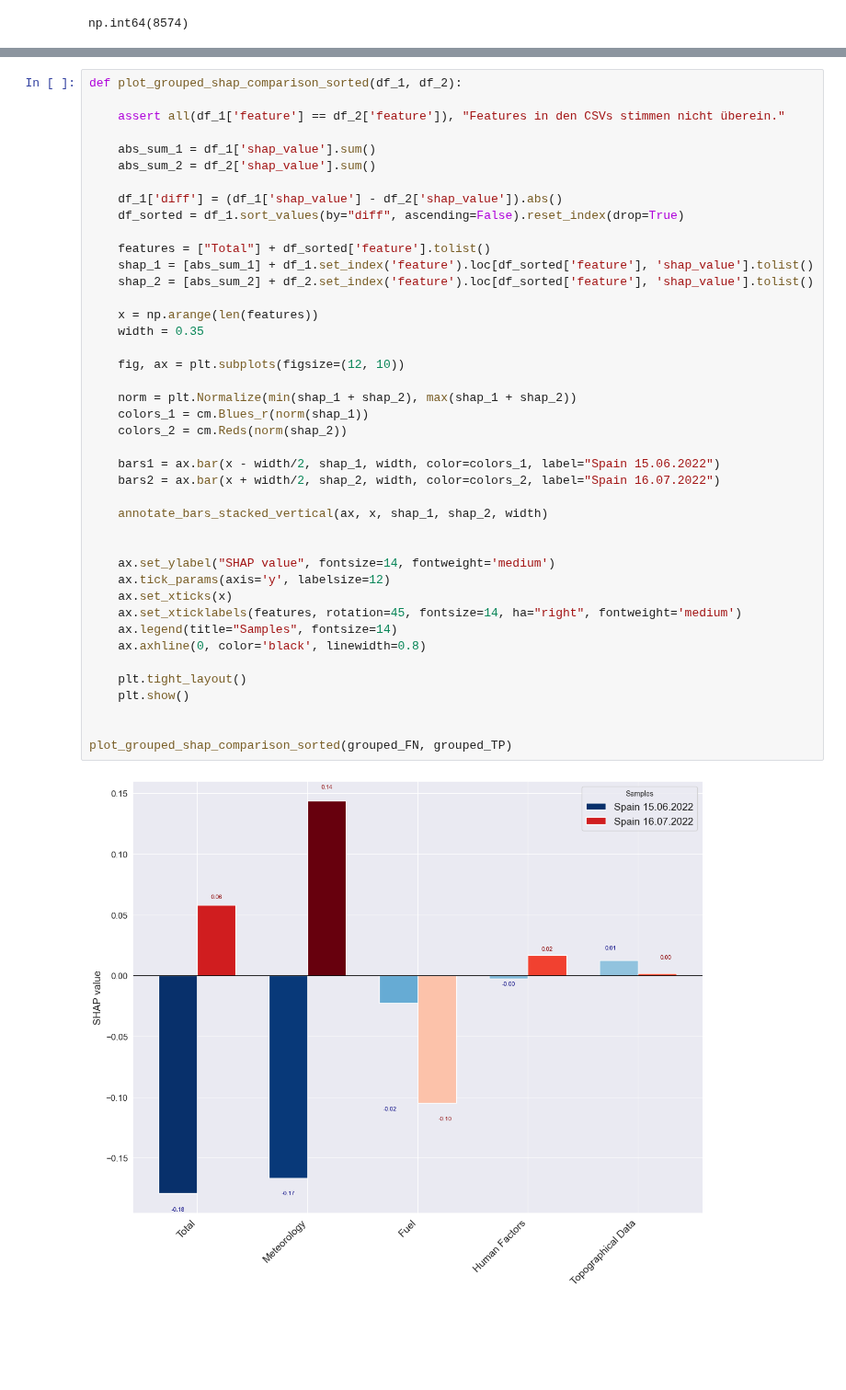
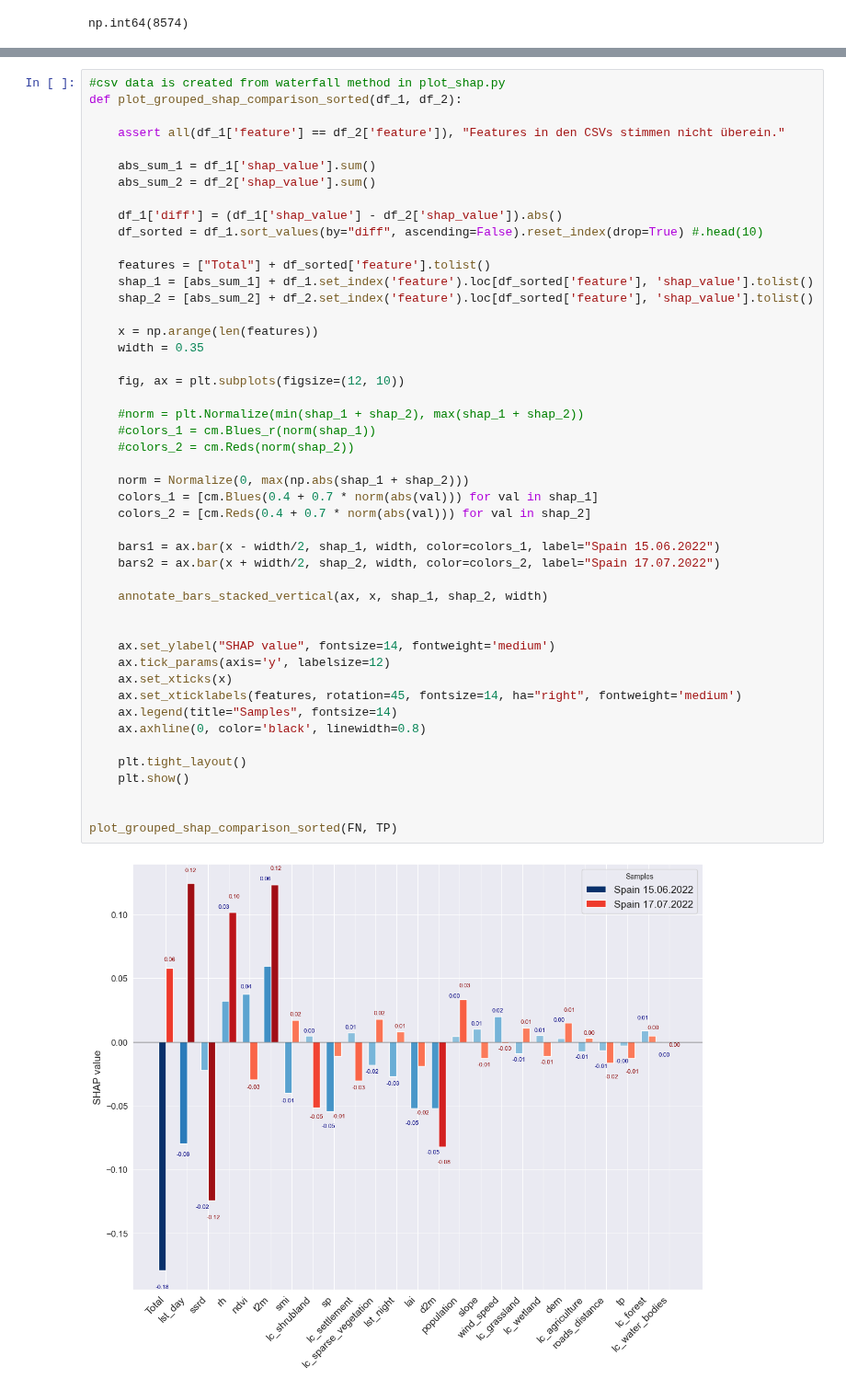
Before and after one commit to paulinebecker2002/mesogeos, a Jupyter notebook: outputs/big_fires.ipynb, the cells around one changed output, grey strips where cells are left out. Shown at 92% size. Drawn from its saved outputs; the diff is of its cells as text; blank space fills up the shorter version.

Commit message:
new plots for transformer etc.

```diff
--- a/outputs/big_fires.ipynb
+++ b/outputs/big_fires.ipynb
@@ -282,6 +282,7 @@ FN["group"] = FN["feature"].apply(assign_group)
 grouped_FN = FN.groupby("group")["shap_value"].sum().reset_index()
 grouped_FN = grouped_FN.rename(columns={"group": "feature"})
 # %%
+#csv data is created from waterfall method in plot_shap.py
 def plot_grouped_shap_comparison_sorted(df_1, df_2):
 
     assert all(df_1['feature'] == df_2['feature']), "Features in den CSVs stimmen nicht überein."
@@ -290,39 +291,43 @@ def plot_grouped_shap_comparison_sorted(df_1, df_2):
     abs_sum_2 = df_2['shap_value'].sum()
 
     df_1['diff'] = (df_1['shap_value'] - df_2['shap_value']).abs()
-    df_sorted = df_1.sort_values(by="diff", ascending=False).reset_index(drop=True)
+    df_sorted = df_1.sort_values(by="diff", ascending=False).reset_index(drop=True) #.head(10)
 
     features = ["Total"] + df_sorted['feature'].tolist()
     shap_1 = [abs_sum_1] + df_1.set_index('feature').loc[df_sorted['feature'], 'shap_value'].tolist()
     shap_2 = [abs_sum_2] + df_2.set_index('feature').loc[df_sorted['feature'], 'shap_value'].tolist()
 
     x = np.arange(len(features))
     width = 0.35
 
     fig, ax = plt.subplots(figsize=(12, 10))
 
-    norm = plt.Normalize(min(shap_1 + shap_2), max(shap_1 + shap_2))
-    colors_1 = cm.Blues_r(norm(shap_1))
-    colors_2 = cm.Reds(norm(shap_2))
+    #norm = plt.Normalize(min(shap_1 + shap_2), max(shap_1 + shap_2))
+    #colors_1 = cm.Blues_r(norm(shap_1))
+    #colors_2 = cm.Reds(norm(shap_2))
+
+    norm = Normalize(0, max(np.abs(shap_1 + shap_2)))
+    colors_1 = [cm.Blues(0.4 + 0.7 * norm(abs(val))) for val in shap_1]
+    colors_2 = [cm.Reds(0.4 + 0.7 * norm(abs(val))) for val in shap_2]
 
     bars1 = ax.bar(x - width/2, shap_1, width, color=colors_1, label="Spain 15.06.2022")
-    bars2 = ax.bar(x + width/2, shap_2, width, color=colors_2, label="Spain 16.07.2022")
+    bars2 = ax.bar(x + width/2, shap_2, width, color=colors_2, label="Spain 17.07.2022")
 
     annotate_bars_stacked_vertical(ax, x, shap_1, shap_2, width)
 
 
     ax.set_ylabel("SHAP value", fontsize=14, fontweight='medium')
     ax.tick_params(axis='y', labelsize=12)
     ax.set_xticks(x)
     ax.set_xticklabels(features, rotation=45, fontsize=14, ha="right", fontweight='medium')
     ax.legend(title="Samples", fontsize=14)
     ax.axhline(0, color='black', linewidth=0.8)
 
     plt.tight_layout()
     plt.show()
 
 
-plot_grouped_shap_comparison_sorted(grouped_FN, grouped_TP)
+plot_grouped_shap_comparison_sorted(FN, TP)
 # %% [output]
-[figure, old version]
+[figure, new version]
 # %%
```
Also changed, not shown: parts of 4 cells of this notebook, 12 other files.
